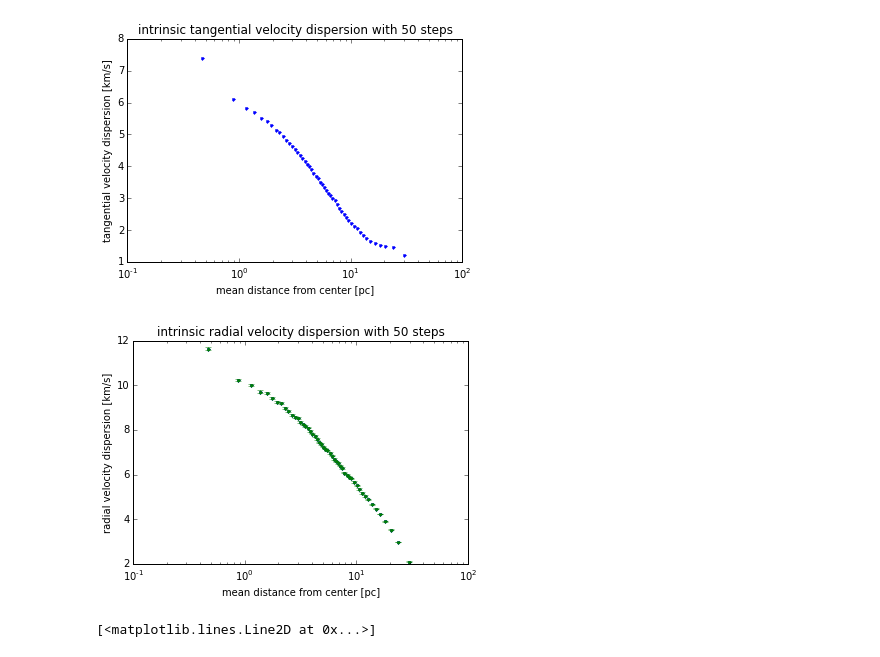
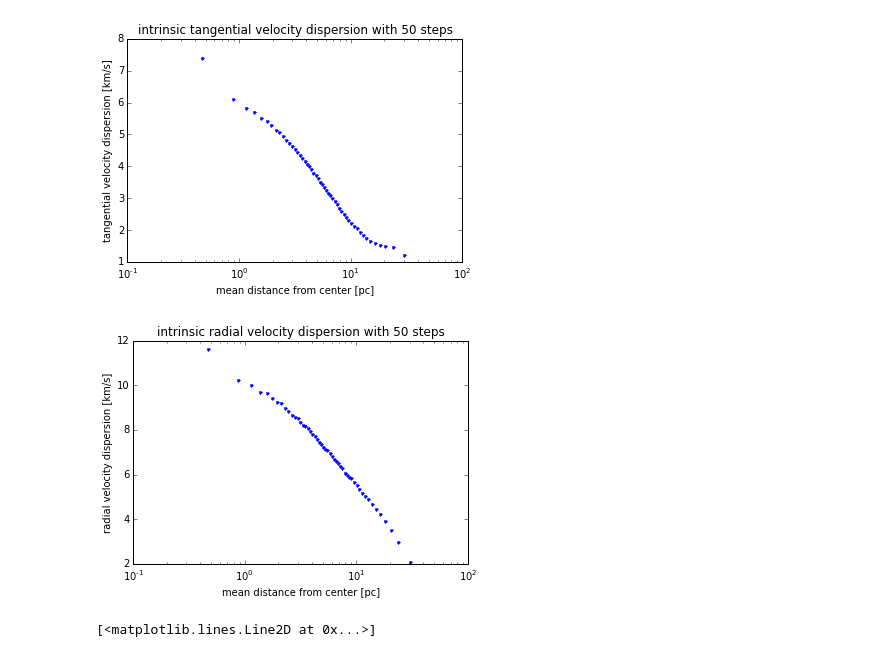
Before and after one commit to sophialilleengen/GC_actions, a Jupyter notebook: velocity dispersion profiles with same amount of stars in every bin.ipynb, the cells around one changed output. Saved outputs shown, nothing was run; the diff lists cells and outputs as text; code cells hidden in the pictures.

```diff
--- a/velocity dispersion profiles with same amount of stars in every bin.ipynb
+++ b/velocity dispersion profiles with same amount of stars in every bin.ipynb
@@ -22,7 +22,7 @@ print(np.sum(rest))
 
 stars=len(r_3d)
 bin_num=50
-spb=stars/bin_num
+spb=stars/bin_num+1
 
 #fuer velocity dispersion
 sigrad_r3d=np.zeros(bin_num)
@@ -50,21 +50,21 @@ Rerr=np.zeros(bin_num)
 # %%
 #berechne Standardabweichung der rad. vel. in Bins mit immer gleichen Anzahl an Sternen und die durchschnittliche Entfernung
 for n in range(bin_num):
-    R[n]=np.mean(r_3d[n*spb+1:(n+1)*spb+1]) #berechnet mittlere Entfernung der Sterne in einem bin
+    R[n]=np.mean(r_3d[n*spb:(n+1)*spb]) #berechnet mittlere Entfernung der Sterne in einem bin
     Rerr[n]=stats.sem(R[n],ddof=0)
-    sigrad_r3d[n]=np.std(v_r[n*spb+1:(n+1)*spb+1]) #vel. disp Wert der ursprunglichen radial velocity
-    sigtan_r3d[n]=np.std(v_t[n*spb+1:(n+1)*spb+1]) #vel disp Wert der urspruenglichen tangential velocity
-    sigrad_r3d_neu[n]=np.std(vr[n*spb+1:(n+1)*spb+1]) #vel disp Wert der neuen radial velocity
-    sigtheta_r3d[n]=np.std(vtheta[n*spb+1:(n+1)*spb+1]) #vel disp Wert der theta velocity
-    sigphi_r3d[n]=np.std(vphi[n*spb+1:(n+1)*spb+1]) #vel disp Wert der phi velocity
+    sigrad_r3d[n]=np.std(v_r[n*spb:(n+1)*spb]) #vel. disp Wert der ursprunglichen radial velocity
+    sigtan_r3d[n]=np.std(v_t[n*spb:(n+1)*spb]) #vel disp Wert der urspruenglichen tangential velocity
+    sigrad_r3d_neu[n]=np.std(vr[n*spb:(n+1)*spb]) #vel disp Wert der neuen radial velocity
+    sigtheta_r3d[n]=np.std(vtheta[n*spb:(n+1)*spb]) #vel disp Wert der theta velocity
+    sigphi_r3d[n]=np.std(vphi[n*spb:(n+1)*spb]) #vel disp Wert der phi velocity
     sigraderr[n]=sigrad_r3d_neu[n]/np.sqrt(2*spb) #Fehler der radialen Standardabweichung
     sigthetaerr[n]=sigtheta_r3d[n]/np.sqrt(2*spb) #Fehler der azimuthalen Standardabweichung
     sigphierr[n]=sigphi_r3d[n]/np.sqrt(2*spb) #Fehler der polaren Standardabweichung
-    meantan_r3d[n]=np.mean(v_t[n*spb+1:(n+1)*spb+1]) #mean wert der urspruenglichen radial velocity
-    meanrad_r3d[n]=np.mean(v_r[n*spb+1:(n+1)*spb+1]) #mean wert der urspruenglichen tangential velocity
-    meanrad_r3d_neu[n]=np.mean(vr[n*spb+1:(n+1)*spb+1]) #mean Wert der neuen radial velocity
-    meantheta_r3d[n]=np.mean(vtheta[n*spb+1:(n+1)*spb+1]) #mean Wert der theta velocity
-    meanphi_r3d[n]=np.mean(vphi[n*spb+1:(n+1)*spb+1]) #mean Wert der phi velocity
+    meantan_r3d[n]=np.mean(v_t[n*spb:(n+1)*spb]) #mean wert der urspruenglichen radial velocity
+    meanrad_r3d[n]=np.mean(v_r[n*spb:(n+1)*spb]) #mean wert der urspruenglichen tangential velocity
+    meanrad_r3d_neu[n]=np.mean(vr[n*spb:(n+1)*spb]) #mean Wert der neuen radial velocity
+    meantheta_r3d[n]=np.mean(vtheta[n*spb:(n+1)*spb]) #mean Wert der theta velocity
+    meanphi_r3d[n]=np.mean(vphi[n*spb:(n+1)*spb]) #mean Wert der phi velocity
     beta[n]=1-(sigtheta_r3d[n]**2+sigphi_r3d[n]**2)/(2*sigrad_r3d_neu[n]**2) #anisotropy parameter beta
     #print(len(r_3d[n*spb+1:(n+1)*spb+1]),R[n])
 # %%
@@ -79,13 +79,13 @@ plt.savefig('Plots/3d tangential velocity dispersion with '+str(bin_num)+' steps
 # %%
 # Plot 3D radial velocity dispersion
 plt.semilogx(R,sigrad_r3d,'.')
-plt.errorbar(R,sigrad_r3d,sigraderr, fmt='.')
+#plt.errorbar(R,sigrad_r3d,sigraderr, fmt='.')
 plt.xlabel('mean distance from center [pc]')
 plt.ylabel('radial velocity dispersion [km/s]')
 plt.title('intrinsic radial velocity dispersion with '+str(bin_num)+' steps')
 plt.savefig('Plots/3d radial velocity dispersion with '+str(bin_num)+' steps')
 # %% [output]
-[figure, old version]
+[figure, new version]
 # %%
 # Plot 2D velocity dispersion
 #plt.semilogx(R,sig_r2d,'.')
```
Also changed, not shown: parts of 5 cells of this notebook.
